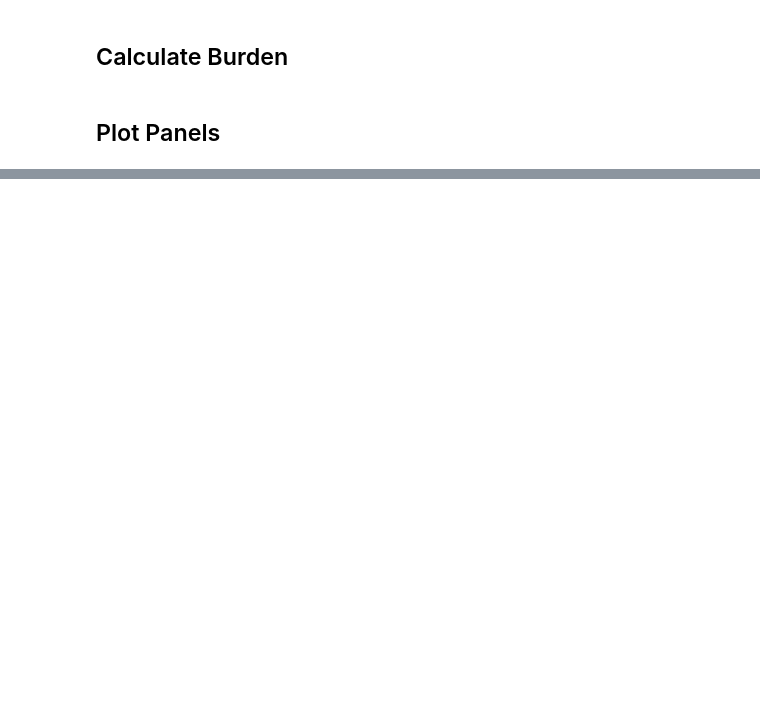
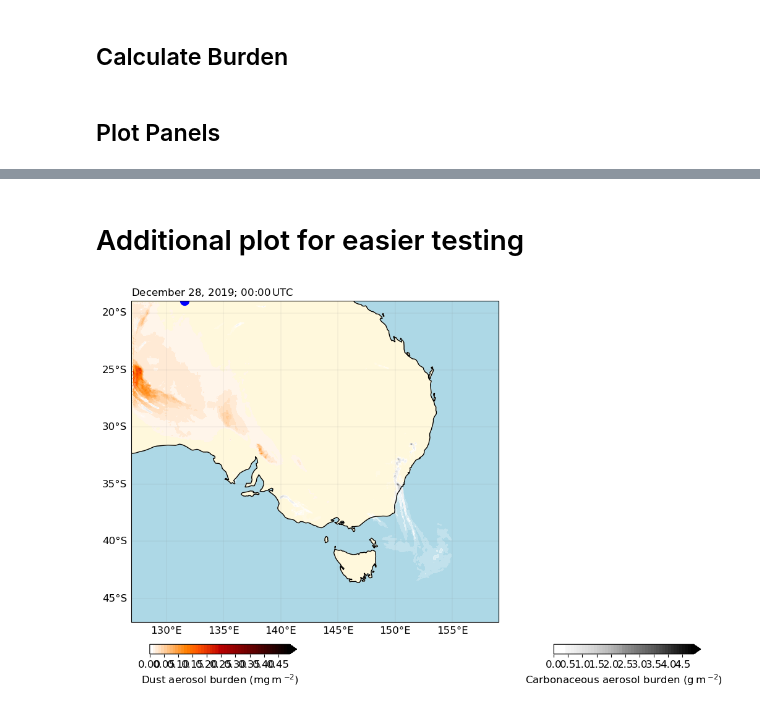
Before and after one commit to MuellerJason/hamlite-lam-fire-plots, a Jupyter notebook: fig_aus_map.ipynb, the cells around one changed output, grey strips where cells are left out. Cells and saved outputs as stored; diff of their text form; code cells hidden in the pictures; blank space fills up the shorter version.

```diff
--- a/fig_aus_map.ipynb
+++ b/fig_aus_map.ipynb
@@ -67,9 +111,9 @@ dz = -h.differentiate("height")
 # %%
-concentration_fire_ca = ca_fire * rho_fire * particle_mass_ca * dz
-concentration_nofire_ca = ca_nofire * rho_nofire * particle_mass_ca * dz
+concentration_fire_ca = ca_fire * rho * particle_mass_ca * dz
+concentration_nofire_ca = ca_nofire * rho * particle_mass_ca * dz
 
-concentration_fire_du = dust_fire * rho_fire * particle_mass_du * dz
-concentration_nofire_du = dust_nofire * rho_nofire * particle_mass_du * dz
+concentration_fire_du = dust_fire * rho * particle_mass_du * dz
+concentration_nofire_du = dust_nofire * rho * particle_mass_du * dz
 # %%
 burden_fire_ca = concentration_fire_ca.sum("height") * 1000
 burden_nofire_ca = concentration_nofire_ca.sum("height") * 1000
@@ -185,0 +235,59 @@ plt.subplots_adjust(
+# %% [markdown]
+# Additional plot for easier testing
+# %%
+# Some Settings for the plot
+
+t = 0  # or whichever index you want
+maxval_ca = 5
+maxval_du = 5e-1
+
+levs_ca = np.arange(0, maxval_ca, maxval_ca / nlevel)
+levs_du = np.arange(0, maxval_du, maxval_du / nlevel)
+
+
+# Choose the timestep (e.g., t = 0)
+utc_string = "; 00:00$\,$UTC"
+title = "December 28, 2019" + utc_string  # Adjust based on t if needed
+
+# Extract data
+data_fire_du = burden_fire_du.isel(time=t)
+data_fire_ca = burden_fire_ca.isel(time=t)
+
+# Create single plot
+fig, ax = plt.subplots(subplot_kw={'projection': ccrs.PlateCarree()}, figsize=(9, 6))
+
+# Plot data
+c1 = ax.tricontourf(lon, lat, data_fire_du, transform=ccrs.PlateCarree(),
+                    cmap=custom_cmap_du, levels=levs_du, extend="max")
+c2 = ax.tricontourf(lon, lat, data_fire_ca, transform=ccrs.PlateCarree(),
+                    cmap=custom_cmap_ca, levels=levs_ca, extend="max")
+
+ax.scatter(lon[0], lat[0], color = "Blue", s = 100) # Check where the manipulated cell with the very high value is located to make sure it does not interfer with the plot
+
+# Add features
+ax.add_feature(cfeature.COASTLINE, linewidth=1)
+ax.add_feature(cfeature.OCEAN, facecolor='lightblue')
+ax.add_feature(cfeature.LAND, facecolor='cornsilk')
+
+# Title
+ax.set_title(title, loc="left", fontsize=12)
+
+# Gridlines
+gl = ax.gridlines(draw_labels=True, linewidth=0.2, color='gray', alpha=0.5)
+gl.top_labels = False
+gl.right_labels = False
+
+
+cbar_ax1 = inset_axes(ax, width="40%", height="3%", loc='lower left',
+                      bbox_to_anchor=(0.05, -0.1, 1, 1), bbox_transform=ax.transAxes, borderpad=0)
+
+cbar_ax2 = inset_axes(ax, width="40%", height="3%", loc='lower right',
+                      bbox_to_anchor=(0.55, -0.1, 1, 1), bbox_transform=ax.transAxes, borderpad=0)
+
+fig.colorbar(c1, cax=cbar_ax1, orientation="horizontal").set_label("Dust aerosol burden (mg$\,$m$\,^{-2}$)")
+fig.colorbar(c2, cax=cbar_ax2, orientation="horizontal").set_label("Carbonaceous aerosol burden (g$\,$m$\,^{-2}$)")
+
+plt.tight_layout()
+plt.show()
+# %% [output]
+[figure, added]
```
Also changed, not shown: parts of 18 cells of this notebook, 2 other files.
